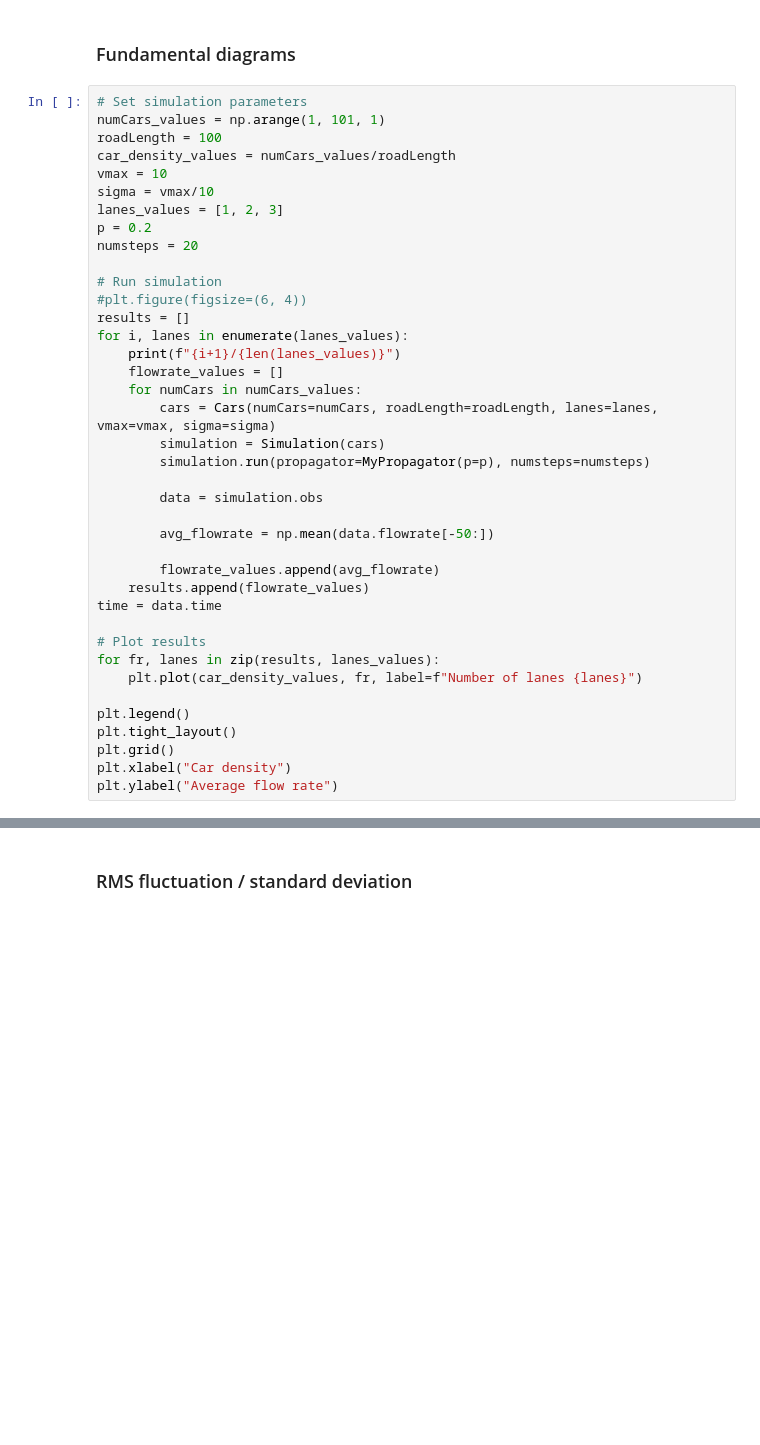
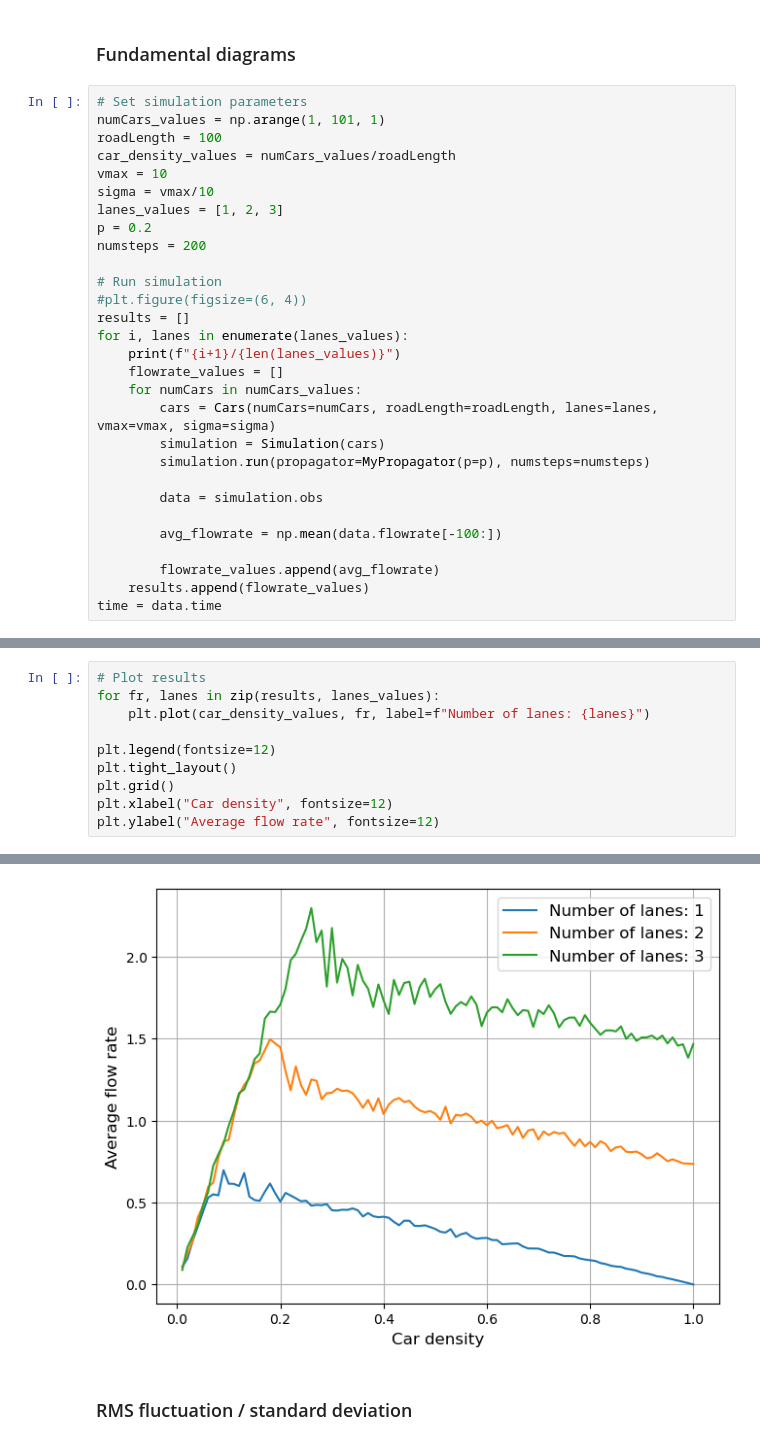
Before and after one commit to ermas3/Traffic-Modeling, a Jupyter notebook: Simulations.ipynb, the cells around one changed output, grey strips where cells are left out. Drawn from its saved outputs; the diff is of its cells as text; blank space fills up the shorter version.

```diff
--- a/Simulations.ipynb
+++ b/Simulations.ipynb
@@ -48,7 +48,7 @@ vmax = 10
 sigma = vmax/10
 lanes_values = [1, 2, 3]
 p = 0.2
-numsteps = 20
+numsteps = 200
 
 # Run simulation
 #plt.figure(figsize=(6, 4))
@@ -63,18 +63,8 @@ for i, lanes in enumerate(lanes_values):
 
         data = simulation.obs
 
-        avg_flowrate = np.mean(data.flowrate[-50:])
+        avg_flowrate = np.mean(data.flowrate[-100:])
 
         flowrate_values.append(avg_flowrate)
     results.append(flowrate_values)
 time = data.time
-
-# Plot results
-for fr, lanes in zip(results, lanes_values):
-    plt.plot(car_density_values, fr, label=f"Number of lanes {lanes}")
-
-plt.legend()
-plt.tight_layout()
-plt.grid()
-plt.xlabel("Car density")
-plt.ylabel("Average flow rate")
@@ -86,0 +71,11 @@ Text(42.597222222222214, 0.5, 'Average flow rate')
+# %%
+# Plot results
+for fr, lanes in zip(results, lanes_values):
+    plt.plot(car_density_values, fr, label=f"Number of lanes: {lanes}")
+
+plt.legend(fontsize=12)
+plt.tight_layout()
+plt.grid()
+plt.xlabel("Car density", fontsize=12)
+plt.ylabel("Average flow rate", fontsize=12)
+# %% [output]
@@ -87,3 +83,4 @@ Text(42.597222222222214, 0.5, 'Average flow rate')
+[figure, added]
 # %% [markdown]
 ### RMS fluctuation / standard deviation
 # %%
```
Also changed, not shown: parts of 5 cells of this notebook, 13 other files.
